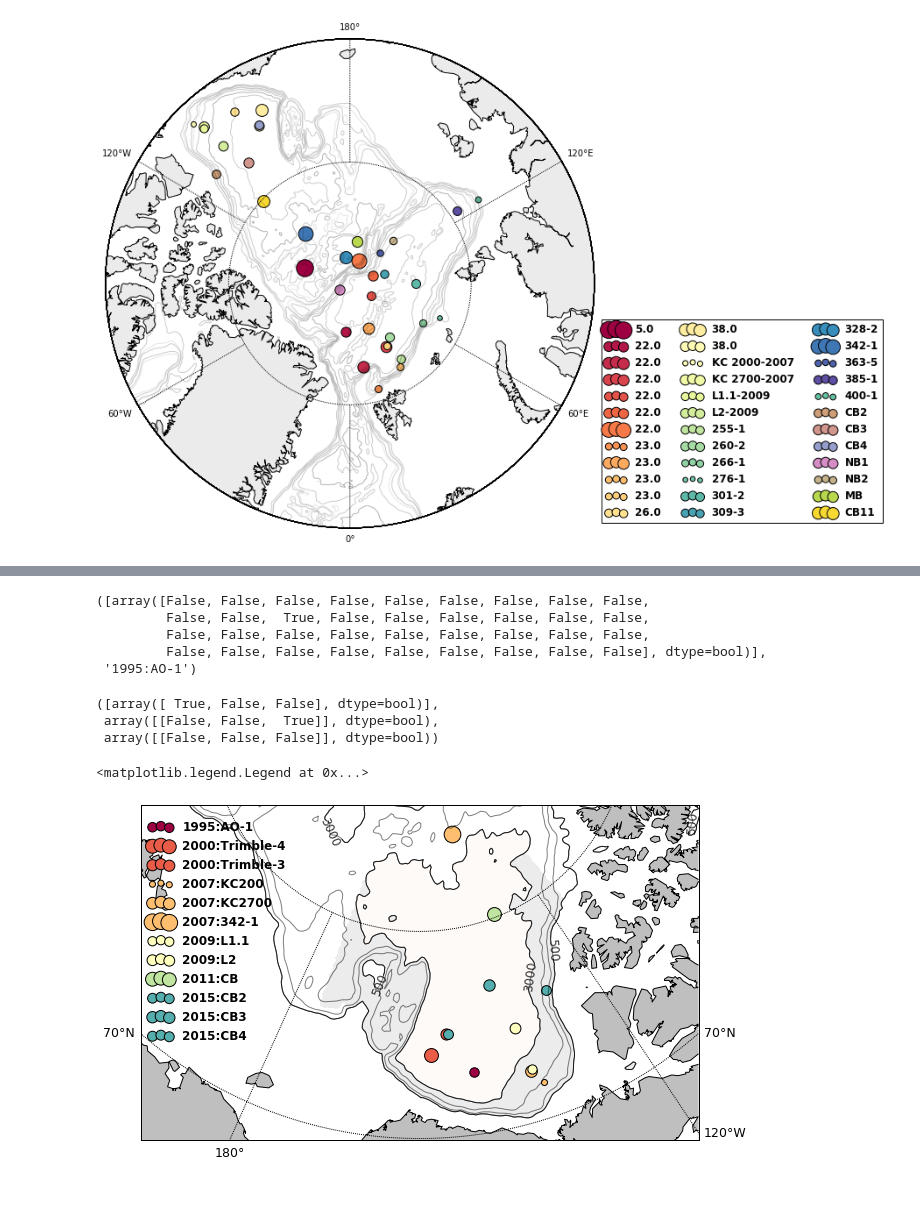
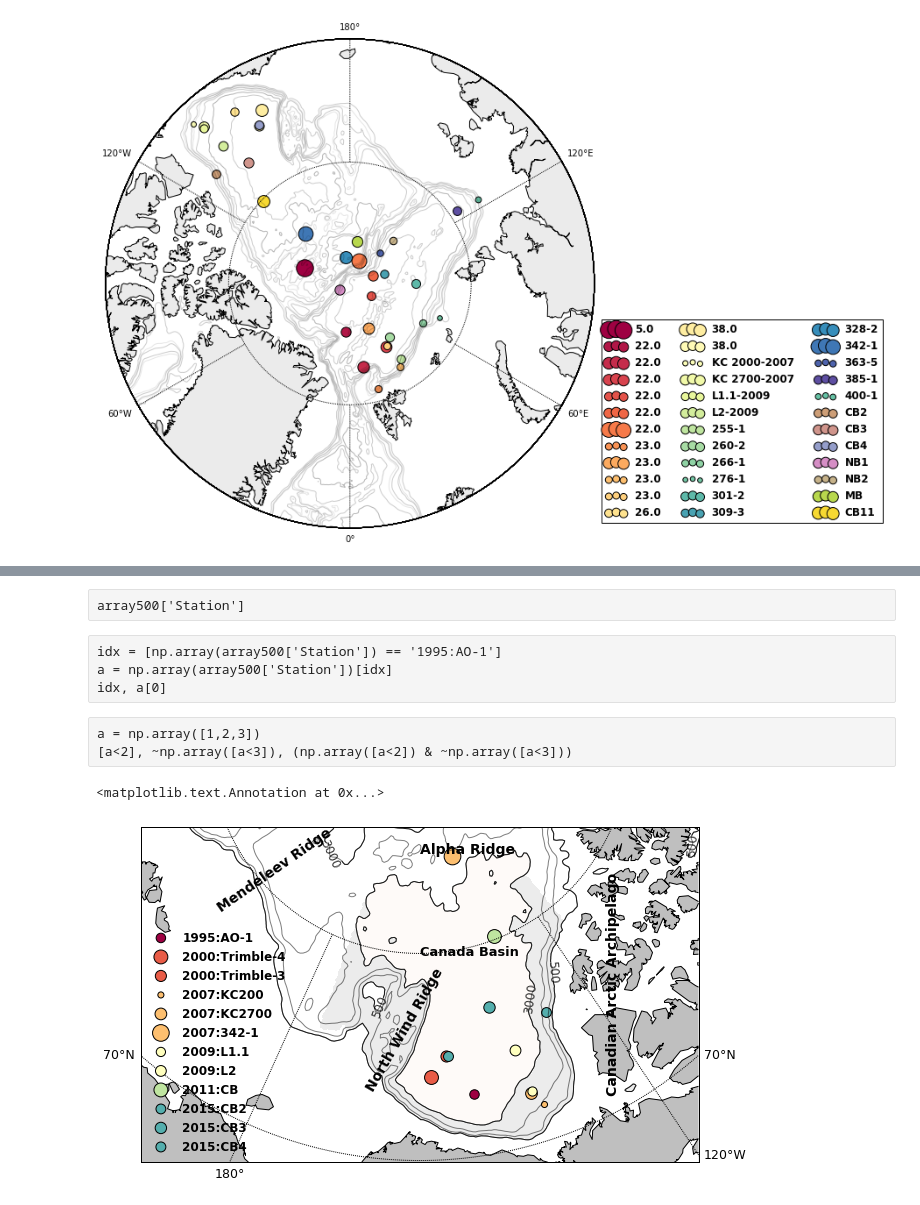
Before and after one commit to UBC-MOAD/analysis-cindy, a Jupyter notebook: proj2_notebooks/Map_Th_loc_motivation-Apr2019.ipynb, the cells around one changed output, grey strips where cells are left out. Cells and saved outputs as stored; diff of their text form; code cells hidden in the pictures.

Commit message:
update Th map with location names

```diff
--- a/proj2_notebooks/Map_Th_loc_motivation-Apr2019.ipynb
+++ b/proj2_notebooks/Map_Th_loc_motivation-Apr2019.ipynb
@@ -288,19 +288,3 @@ plt.legend(loc=4,prop={'weight':'bold'},bbox_to_anchor=(1.6, 0),ncol=3)
 # %% [output]
 <matplotlib.legend.Legend at 0x...>
 [figure]
-# %%
-# visualize CB only
-fig = plt.figure(figsize=(10,10))
-m = Basemap(width =3e6,height =1.8e6,lon_0=-155, lat_0=78,projection='stere', resolution='l')
-m.drawcoastlines()
-m.fillcontinents(color = '0.75')
-m.drawparallels(np.arange(-90.,90.,10.),labels=[1, 1, 0, 0], fontsize=12.5)
-m.drawmeridians(np.arange(-180.,180.,60.),labels=[0, 1, 0, 1], fontsize=12.5)
-x_lon,y_lat = m(np.array(array500['Lon']),np.array(array500['Lat']))
-n_lon,n_lat = m(nemolon,nemolat)
-m.contour(n_lon,n_lat,bathy,[1000,2000,3000],linewidth=0.075,colors='black',alpha=0.5)
-for i in range (len(x_lon)):
-    if np.array(array500['Lon'])[i]>-180 and np.array(array500['Lon'])[i]<-125 and np.array(array500['Lat'])[i]<85:
-        # only make the plot  when measurements are in CB
-        m.scatter(x_lon[i],y_lat[i],s=np.array(array500['Th'])[i]*500,c = array500['color'][i],label = array500['Station'][i])
-plt.legend(loc=4,prop={'weight':'bold'},bbox_to_anchor=(0.28, 0.2),ncol=1,frameon=False)
@@ -310,5 +290,0 @@ plt.legend(loc=4,prop={'weight':'bold'},bbox_to_anchor=(0.28, 0.2),ncol=1,frameo
-# %%
-# check reference name
-for i in range (len(x_lon)):
-    if np.array(array500['Lon'])[i]>-180 and np.array(array500['Lon'])[i]<-125 and np.array(array500['Lat'])[i]<85:
-        print (array500['Station'][i])
@@ -365,20 +329,12 @@ array500['Station']
-# %%
-idx = [np.array(array500['Station']) == '1995:AO-1']
-a = np.array(array500['Station'])[idx]
-idx, a[0]
-# %% [output]
-([array([False, False, False, False, False, False, False, False, False,
-         False, False,  True, False, False, False, False, False, False,
-         False, False, False, False, False, False, False, False, False,
-         False, False, False, False, False, False, False, False, False], dtype=bool)],
- '1995:AO-1')
-# %%
-a = np.array([1,2,3])
-[a<2], ~np.array([a<3]), (np.array([a<2]) & ~np.array([a<3]))
-# %% [output]
-([array([ True, False, False], dtype=bool)],
- array([[False, False,  True]], dtype=bool),
- array([[False, False, False]], dtype=bool))
+# %% [raw]
+array500['Station']
+# %% [raw]
+idx = [np.array(array500['Station']) == '1995:AO-1']
+a = np.array(array500['Station'])[idx]
+idx, a[0]
+# %% [raw]
+a = np.array([1,2,3])
+[a<2], ~np.array([a<3]), (np.array([a<2]) & ~np.array([a<3]))
 # %%
 # visualize CB only, with colors & label reorganized
 fig = plt.figure(figsize=(10,10))
@@ -395,33 +351,38 @@ plt.clabel(CS, fontsize=12, inline=1,fmt = '%1.0f')
 # shade coastal/internal ocean
 pbathy = np.zeros_like(bathy)
 bathyidx = (np.array(bathy > 500)& np.array(bathy < 3000)); pbathy[bathyidx] = 1
 latind = (nemolon<160)&(nemolon>0)
 pbathy[(bathy < 500)|(latind)] = np.nan
 
 shallow=np.load("Untitled Folder/shallow.npy")
 deep3=np.load("Untitled Folder/deep.npy")
 ind = (shallow!=1);shallow[ind]=np.nan
 ind = (deep3!=1);deep3[ind]=np.nan
 m.contourf(n_lon,n_lat, np.ma.masked_invalid(deep3), cmap = 'RdGy',alpha = 0.2)
 m.contourf(n_lon,n_lat, np.ma.masked_invalid(shallow), cmap = 'RdGy_r',alpha = 1)
 #m.pcolor(n_lon,n_lat, np.ma.masked_invalid(pbathy), cmap = 'RdGy',alpha = 0.05)
 
 
 # plot samples
 sortedNames = ['1995:AO-1','2000:Trimble-4','2000:Trimble-3',\
                 '2007:KC200','2007:KC2700','2007:342-1','2009:L1.1','2009:L2',\
                 '2011:CB','2015:CB2','2015:CB3','2015:CB4' ]
 
 for tempname in sortedNames:
     i = [np.array(array500['Station']) == tempname]
     #if np.array(array500['Lon'])[i]>-180 and np.array(array500['Lon'])[i]<-125 and np.array(array500['Lat'])[i]<85:
         # only make the plot  when measurements are in CB
     if np.array(array500['Station'])[i]== '2015:CB4':
         x_lon[i] = x_lon[i] + 10000
         # move it right a little so that we can see the one beneath
     m.scatter(x_lon[i],y_lat[i],s=np.array(array500['Th'])[i]*500,\
               c = np.array(array500['color'])[i],label = np.array(array500['Station'])[i][0])
-plt.legend(loc=4,prop={'weight':'bold'},bbox_to_anchor=(0.28, 0.26),ncol=1,frameon=False)
+plt.legend(loc=4,prop={'weight':'bold'},bbox_to_anchor=(0.28, -0.005),ncol=1,scatterpoints=1,frameon=False)
+plt.annotate('Canada Basin',xy=(1.5*1e6,1.11*1e6), fontsize=13,fontweight='bold')
+plt.annotate('Canadian Arctic Archipelago',xy=(2.5*1e6,1.5*1e6), fontsize=14,fontweight='bold',rotation=90)
+plt.annotate('Mendeleev Ridge',xy=(0.4*1e6,1.75*1e6), fontsize=14,fontweight='bold',rotation=35)
+plt.annotate('Alpha Ridge',xy=(1.5*1e6,1.66*1e6), fontsize=14,fontweight='bold')
+plt.annotate('North Wind Ridge',xy=(1.2*1e6,1.0*1e6), fontsize=14,fontweight='bold',rotation=60)
 # %% [output]
-<matplotlib.legend.Legend at 0x...>
+<matplotlib.text.Annotation at 0x...>
-[figure, old version]
+[figure, new version]
```
Also changed, not shown: parts of 7 cells of this notebook.
